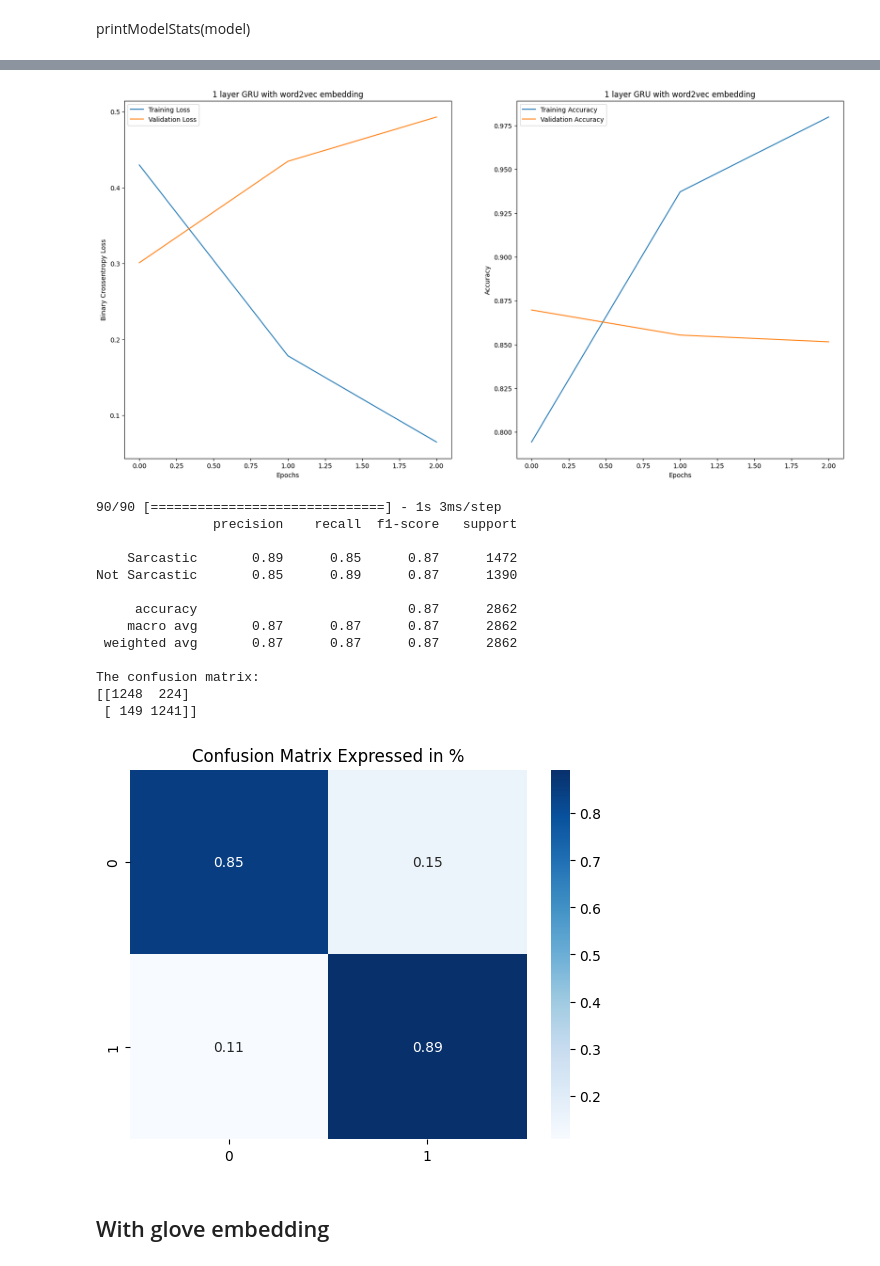
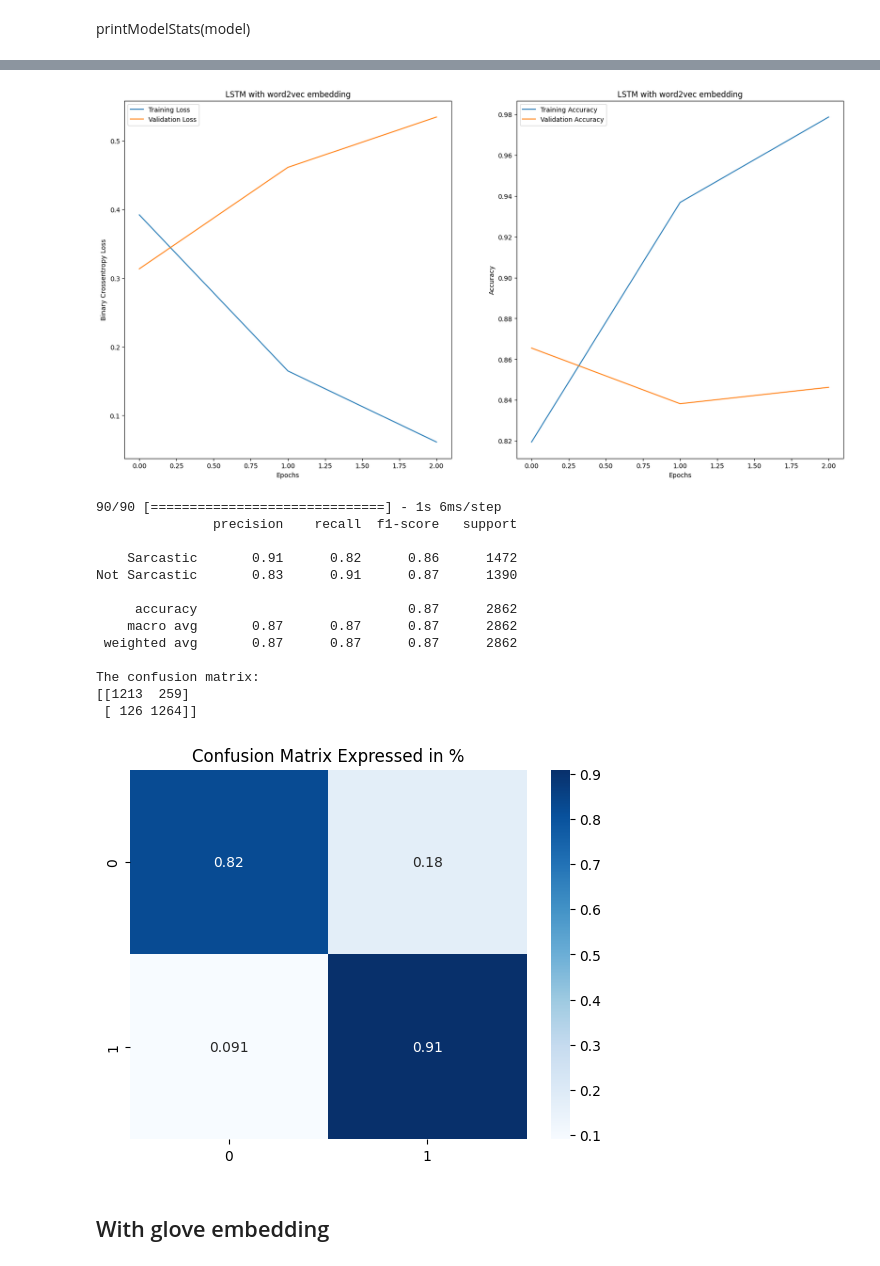
Before and after one commit to bodinestubbe/ML_2024, a Jupyter notebook: LSTM_original.ipynb, the cells around one changed output, grey strips where cells are left out. Cells and saved outputs as stored; diff of their text form; code cells hidden in the pictures.

Commit message:
added LSTM with word2vec

```diff
--- a/LSTM_original.ipynb
+++ b/LSTM_original.ipynb
@@ -310,16 +316,13 @@ for word, i in tokenizer.word_index.items():
     if word in w2v.wv:
         embedding_matrix[i] = w2v.wv[word]
 # %%
+output_dimension = 100
 
-
-output_dimension = 100
-def buildModel2(hp):
+def LSTM_w2vec(hp):
     model = Sequential()
     model.add(Embedding(input_dim = vocab_size, output_dim = output_dimension, input_length = max_length, weights=[embedding_matrix]))
-    model.add((GRU(hp.Choice('units1', [32,64,128]))))
+    model.add(LSTM(hp.Choice('units1', [16,32,64])))
     model.add(Dropout(hp.Choice('rate1', [0.3,0.5, 0.7])))
-    model.add(Dense(hp.Choice('units2', [8, 16, 32]), activation = "relu"))
-    model.add(Dropout(hp.Choice('rate2', [0.3,0.5, 0.7])))
     model.add(Dense(1, activation = "sigmoid"))
     model.summary()
     model.compile(loss = 'binary_crossentropy', optimizer = 'adam', metrics = ['accuracy'])
@@ -335,6 +338,6 @@ early_stopping = EarlyStopping(
     restore_best_weights=True  # Whether to restore model weights from the epoch with the best value of the monitored quantity
 )
 # %%
-tuner = kt.RandomSearch(buildModel2, objective= 'val_loss', seed = 8, max_trials=10, directory= 'C:/projects', project_name = 'model_GRU_original_2')
+tuner = kt.RandomSearch(LSTM_w2vec, objective= 'val_loss', seed = 8, max_trials=10, directory= 'models', project_name = 'LSTM_w2vec')
 tuner.search(X_train, y_train, epochs = 20, batch_size = 32, validation_data = (X_val, y_val), callbacks = [early_stopping])
 # %% [output]
@@ -346,4 +349,4 @@ Total elapsed time: 00h 10m 02s
 # %%
-best_hp2 = tuner.get_best_hyperparameters()[0]
-best_model_2 = tuner.hypermodel.build(best_hp2)
+best_hp_lstm_w2vec = tuner.get_best_hyperparameters()[0]
+best_model_lstm_w2vec = tuner.hypermodel.build(best_hp_lstm_w2vec)
 # %% [output]
@@ -365,6 +368,6 @@ Trainable params: 2626785 (10.02 MB)
 Non-trainable params: 0 (0.00 Byte)
 _________________________________________________________________
 # %%
-history2 = best_model_2.fit(X_train, y_train, epochs = 20, batch_size = 32, validation_data=(X_val, y_val),callbacks = early_stopping)
+history_lstm_w2vec = best_model_lstm_w2vec.fit(X_train, y_train, epochs = 20, batch_size = 32, validation_data=(X_val, y_val),callbacks = early_stopping)
 # %% [output]
 Epoch 1/20
@@ -376,25 +379,25 @@ Epoch 3/20
 Epoch 3: early stopping
 # %%
-plotCurves(history2, "1 layer GRU with word2vec embedding")
+plotCurves(history_lstm_w2vec, "LSTM with word2vec embedding")
 # %% [output]
-[figure, old version]
+[figure, new version]
 # %%
-printModelStats(best_model_2, X_val, y_val)
+printModelStats(best_model_lstm_w2vec, X_val, y_val)
 # %% [output]
-90/90 [==============================] - 1s 3ms/step
+90/90 [==============================] - 1s 6ms/step
                precision    recall  f1-score   support
 
-    Sarcastic       0.89      0.85      0.87      1472
-Not Sarcastic       0.85      0.89      0.87      1390
+    Sarcastic       0.91      0.82      0.86      1472
+Not Sarcastic       0.83      0.91      0.87      1390
 
      accuracy                           0.87      2862
     macro avg       0.87      0.87      0.87      2862
  weighted avg       0.87      0.87      0.87      2862
 
 The confusion matrix:
-[[1248  224]
- [ 149 1241]]
+[[1213  259]
+ [ 126 1264]]
-[figure, old version]
+[figure, new version]
 # %% [markdown]
 ## With glove embedding
 # %%
```
Also changed, not shown: parts of 12 cells of this notebook.
